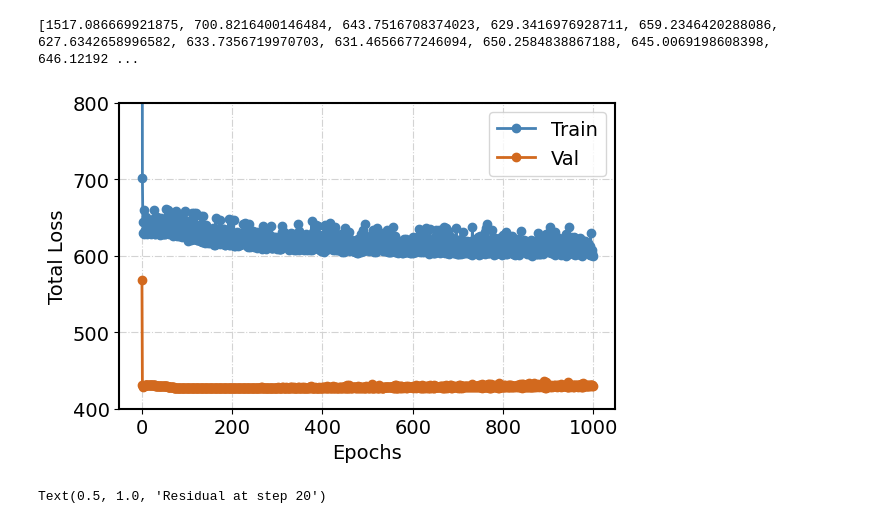
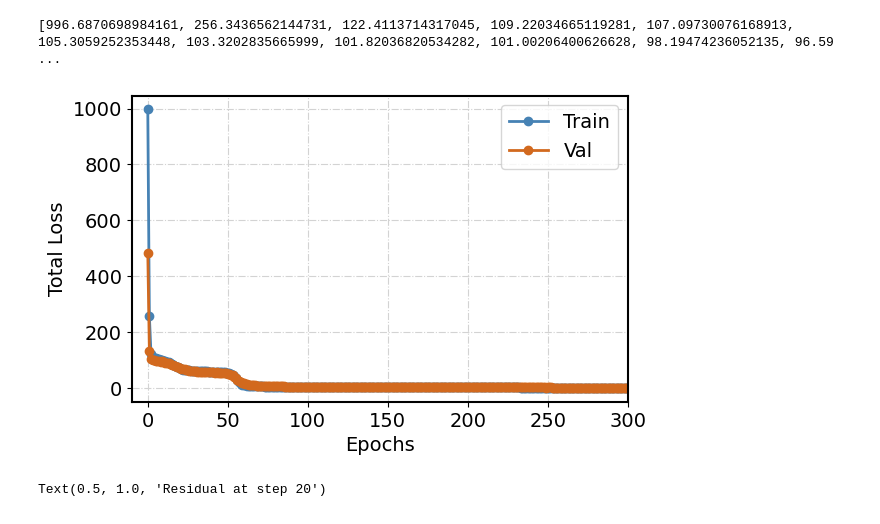
Before and after one commit to iamyixuan/MatrixPreNet, a Jupyter notebook: notebooks/plot.ipynb, the cells around one changed output. Saved outputs shown, nothing was run; the diff lists cells and outputs as text; code cells hidden in the pictures.

```diff
--- a/notebooks/plot.ipynb
+++ b/notebooks/plot.ipynb
@@ -5,31 +5,32 @@ import pandas as pd
 # %%
 # data = jnp.load('../DiracNPC/residual.npy')
 # train = pd.read_csv('../DiracNPC/log/trainloss.csv').iloc[:,-1]
 # val = pd.read_csv('../DiracNPC/log/valLoss.csv').iloc[:,-1]
 import pickle
-with open('../DiracNPC/log/SPDkernel_integral.pkl', 'rb') as f:
+with open('../DiracNPC/log/log_U1_0-n1000_rz.pkl', 'rb') as f:
     log = pickle.load(f)
 train = log['train_loss']
 val = log['val_loss']
 print(train)
 
 fig, ax = plt.subplots()
 plt.rcParams['lines.linewidth'] = 2
 plt.rcParams['axes.linewidth'] = 1.5
 plt.rcParams['font.size'] = 14
 ax.set_box_aspect(1/1.62)
 ax.grid(True, color='lightgray', linestyle='-.')
 ax.plot(train, color='steelblue', marker='o', label='Train')
 ax.plot(val, color='chocolate', marker='o', label='Val')
 ax.set_xlabel('Epochs')
 ax.set_ylabel('Total Loss')
-# ax.set_xlim(0)
-ax.set_ylim(400, 800)
+xmin, xmax = ax.get_xlim()
+ax.set_xlim(-10,300)
+#ax.set_ylim(400, 800)
 ax.legend()
-fig.savefig('../figures/SPDKernel_train.pdf', format='pdf', bbox_inches='tight')
+fig.savefig('../figures/log_u1_0_n1000.pdf', format='pdf', bbox_inches='tight')
 # %% [output]
-[1517.086669921875, 700.8216400146484, 643.7516708374023, 629.3416976928711, 659.2346420288086, 627.6342658996582, 633.7356719970703, 631.4656677246094, 650.2584838867188, 645.0069198608398, 646.12192 ...
+[996.6870698984161, 256.3436562144731, 122.4113714317045, 109.22034665119281, 107.09730076168913, 105.3059252353448, 103.3202835665999, 101.82036820534282, 101.00206400626628, 98.19474236052135, 96.59 ...
-[figure, old version]
+[figure, new version]
 # %%
 fig, ax = plt.subplots()
 ax.scatter(0, 0.96, s=100)
```
Also changed, not shown: parts of 1 cell of this notebook, 22 other files.
